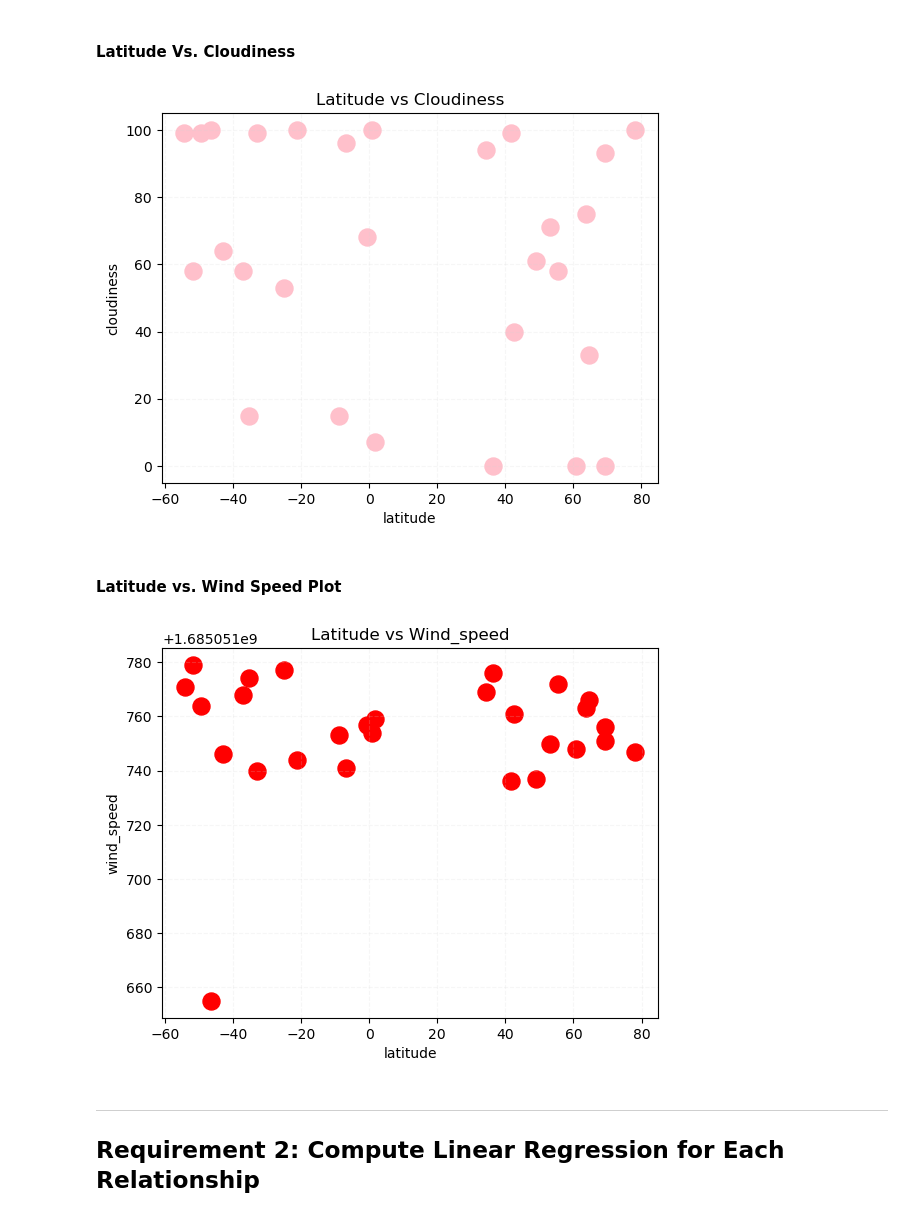
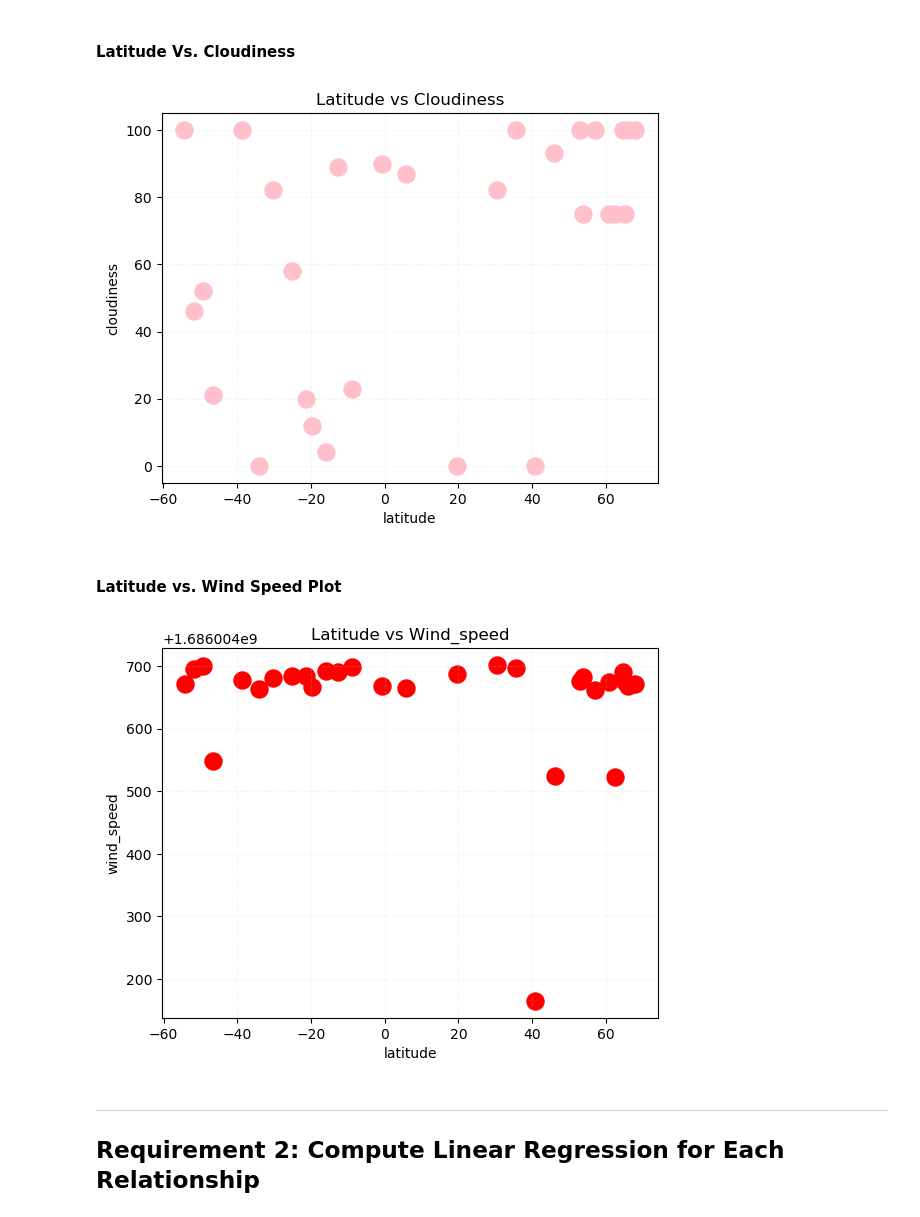
Before and after one commit to RajAgrawal99/SMU_DS_Bootcamp_March2023_RA, a Jupyter notebook: python-api-challenge1/WeatherPy/WeatherPy-RajCopy.ipynb, the cells around one changed output. Cells and saved outputs as stored; diff of their text form; code cells hidden in the pictures.

```diff
--- a/python-api-challenge1/WeatherPy/WeatherPy-RajCopy.ipynb
+++ b/python-api-challenge1/WeatherPy/WeatherPy-RajCopy.ipynb
@@ -337,27 +336,27 @@ plt.show()
 # %%
 # Build the scatter plots for latitude vs. cloudiness
 
-plt.scatter(df.latitude, df.cloudiness, color="pink", s=150)
+plt.scatter(city_data_df.latitude, city_data_df.cloudiness, color="pink", s=150)
 plt.xlabel("latitude")
 plt.ylabel("cloudiness")
 plt.title("Latitude vs Cloudiness")
 plt.grid(axis="both", color="lightgrey", linestyle="--", alpha=0.2)
 plt.show()
 # %% [output]
-[figure, old version]
+[figure, new version]
 # %% [markdown]
 #### Latitude vs. Wind Speed Plot
 # %%
 # Build the scatter plots for latitude vs. wind speed
 
-plt.scatter(df.latitude, df.wind_speed, color="red", s=150)
+plt.scatter(city_data_df.latitude, city_data_df.wind_speed, color="red", s=150)
 plt.xlabel("latitude")
 plt.ylabel("wind_speed")
 plt.title("Latitude vs Wind_speed")
 plt.grid(axis="both", color="lightgrey", linestyle="--", alpha=0.2)
 plt.show()
 # %% [output]
-[figure, old version]
+[figure, new version]
 # %% [markdown]
 ---
 
```
Also changed, not shown: parts of 15 cells of this notebook, 1 other file.
